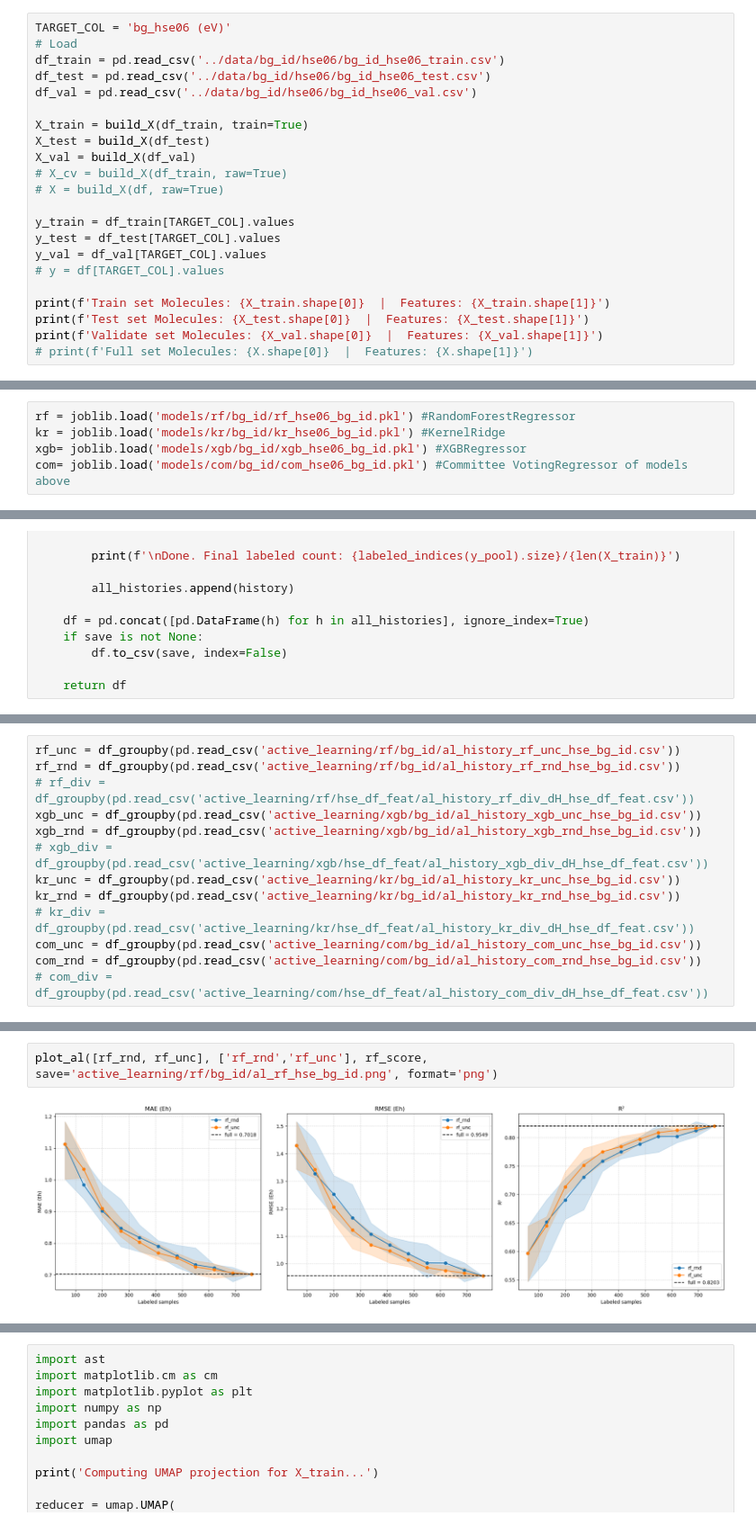
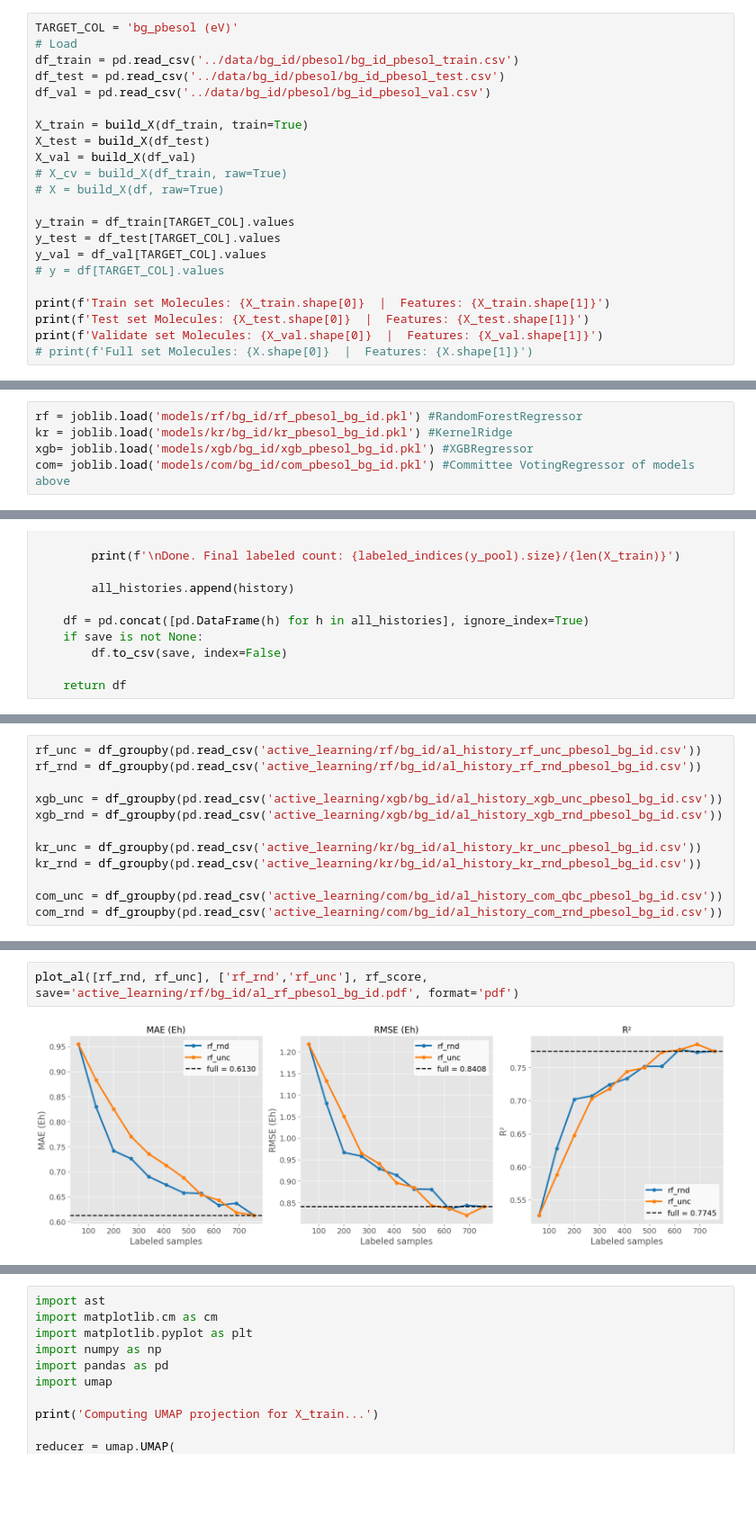
Before and after one commit to minhnghian03/property-prediction-al, a Jupyter notebook: ml/bg_id.ipynb, the cells around one changed output, grey strips where cells are left out. Shown at 90% size. Drawn from its saved outputs; the diff is of its cells as text; blank space fills up the shorter version.

```diff
--- a/ml/bg_id.ipynb
+++ b/ml/bg_id.ipynb
@@ -283,11 +368,11 @@ df_train.to_csv('../data/bg_id/pbesol/bg_id_pbesol_train.csv', index=False)
 df_test.to_csv('../data/bg_id/pbesol/bg_id_pbesol_test.csv', index=False)
 df_val.to_csv('../data/bg_id/pbesol/bg_id_pbesol_val.csv', index=False)
 # %%
-TARGET_COL = 'bg_hse06 (eV)'
+TARGET_COL = 'bg_pbesol (eV)'
 # Load
-df_train = pd.read_csv('../data/bg_id/hse06/bg_id_hse06_train.csv')
-df_test = pd.read_csv('../data/bg_id/hse06/bg_id_hse06_test.csv')
-df_val = pd.read_csv('../data/bg_id/hse06/bg_id_hse06_val.csv')
+df_train = pd.read_csv('../data/bg_id/pbesol/bg_id_pbesol_train.csv')
+df_test = pd.read_csv('../data/bg_id/pbesol/bg_id_pbesol_test.csv')
+df_val = pd.read_csv('../data/bg_id/pbesol/bg_id_pbesol_val.csv')
 
 X_train = build_X(df_train, train=True)
 X_test = build_X(df_test)
@@ -487,10 +571,10 @@ joblib.dump(com, 'models/com/bg_id/com_hse06_bg_id.pkl')
 # %% [markdown]
 ### Load models
 # %%
-rf = joblib.load('models/rf/bg_id/rf_hse06_bg_id.pkl') #RandomForestRegressor
-kr = joblib.load('models/kr/bg_id/kr_hse06_bg_id.pkl') #KernelRidge
-xgb= joblib.load('models/xgb/bg_id/xgb_hse06_bg_id.pkl') #XGBRegressor
-com= joblib.load('models/com/bg_id/com_hse06_bg_id.pkl') #Committee VotingRegressor of models above
+rf = joblib.load('models/rf/bg_id/rf_pbesol_bg_id.pkl') #RandomForestRegressor
+kr = joblib.load('models/kr/bg_id/kr_pbesol_bg_id.pkl') #KernelRidge
+xgb= joblib.load('models/xgb/bg_id/xgb_pbesol_bg_id.pkl') #XGBRegressor
+com= joblib.load('models/com/bg_id/com_pbesol_bg_id.pkl') #Committee VotingRegressor of models above
 # %%
 # Score of the model
 rf_pred_test = rf.predict(X_test)
@@ -1615,13 +1686,12 @@ def df_groupby(df):
 # %%
-rf_unc = df_groupby(pd.read_csv('active_learning/rf/bg_id/al_history_rf_unc_hse_bg_id.csv'))
-rf_rnd = df_groupby(pd.read_csv('active_learning/rf/bg_id/al_history_rf_rnd_hse_bg_id.csv'))
-# rf_div = df_groupby(pd.read_csv('active_learning/rf/hse_df_feat/al_history_rf_div_dH_hse_df_feat.csv'))
-xgb_unc = df_groupby(pd.read_csv('active_learning/xgb/bg_id/al_history_xgb_unc_hse_bg_id.csv'))
-xgb_rnd = df_groupby(pd.read_csv('active_learning/xgb/bg_id/al_history_xgb_rnd_hse_bg_id.csv'))
-# xgb_div = df_groupby(pd.read_csv('active_learning/xgb/hse_df_feat/al_history_xgb_div_dH_hse_df_feat.csv'))
-kr_unc = df_groupby(pd.read_csv('active_learning/kr/bg_id/al_history_kr_unc_hse_bg_id.csv'))
-kr_rnd = df_groupby(pd.read_csv('active_learning/kr/bg_id/al_history_kr_rnd_hse_bg_id.csv'))
-# kr_div = df_groupby(pd.read_csv('active_learning/kr/hse_df_feat/al_history_kr_div_dH_hse_df_feat.csv'))
-com_unc = df_groupby(pd.read_csv('active_learning/com/bg_id/al_history_com_unc_hse_bg_id.csv'))
-com_rnd = df_groupby(pd.read_csv('active_learning/com/bg_id/al_history_com_rnd_hse_bg_id.csv'))
-# com_div = df_groupby(pd.read_csv('active_learning/com/hse_df_feat/al_history_com_div_dH_hse_df_feat.csv'))
+rf_unc = df_groupby(pd.read_csv('active_learning/rf/bg_id/al_history_rf_unc_pbesol_bg_id.csv'))
+rf_rnd = df_groupby(pd.read_csv('active_learning/rf/bg_id/al_history_rf_rnd_pbesol_bg_id.csv'))
+
+xgb_unc = df_groupby(pd.read_csv('active_learning/xgb/bg_id/al_history_xgb_unc_pbesol_bg_id.csv'))
+xgb_rnd = df_groupby(pd.read_csv('active_learning/xgb/bg_id/al_history_xgb_rnd_pbesol_bg_id.csv'))
+
+kr_unc = df_groupby(pd.read_csv('active_learning/kr/bg_id/al_history_kr_unc_pbesol_bg_id.csv'))
+kr_rnd = df_groupby(pd.read_csv('active_learning/kr/bg_id/al_history_kr_rnd_pbesol_bg_id.csv'))
+
+com_unc = df_groupby(pd.read_csv('active_learning/com/bg_id/al_history_com_qbc_pbesol_bg_id.csv'))
+com_rnd = df_groupby(pd.read_csv('active_learning/com/bg_id/al_history_com_rnd_pbesol_bg_id.csv'))
@@ -1676,5 +1698,5 @@ def plot_al(dfs, labels, score, save=None, format='pdf'):
 # %%
-plot_al([rf_rnd, rf_unc], ['rf_rnd','rf_unc'], rf_score, save='active_learning/rf/bg_id/al_rf_hse_bg_id.png', format='png')
+plot_al([rf_rnd, rf_unc], ['rf_rnd','rf_unc'], rf_score, save='active_learning/rf/bg_id/al_rf_pbesol_bg_id.pdf', format='pdf')
 # %% [output]
-[figure, old version]
+[figure, new version]
 # %%
```
Also changed, not shown: parts of 29 cells of this notebook, 48 other files.
